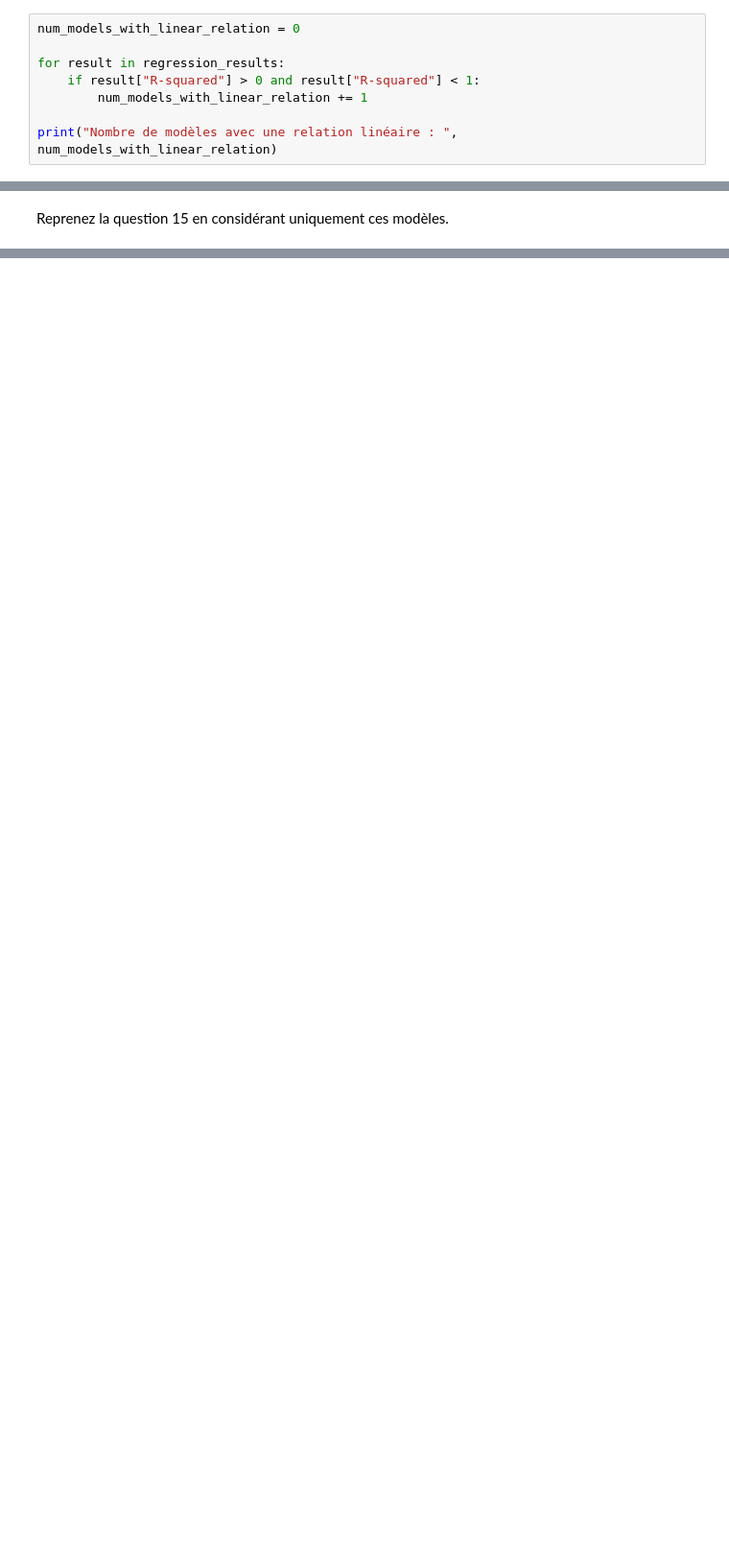
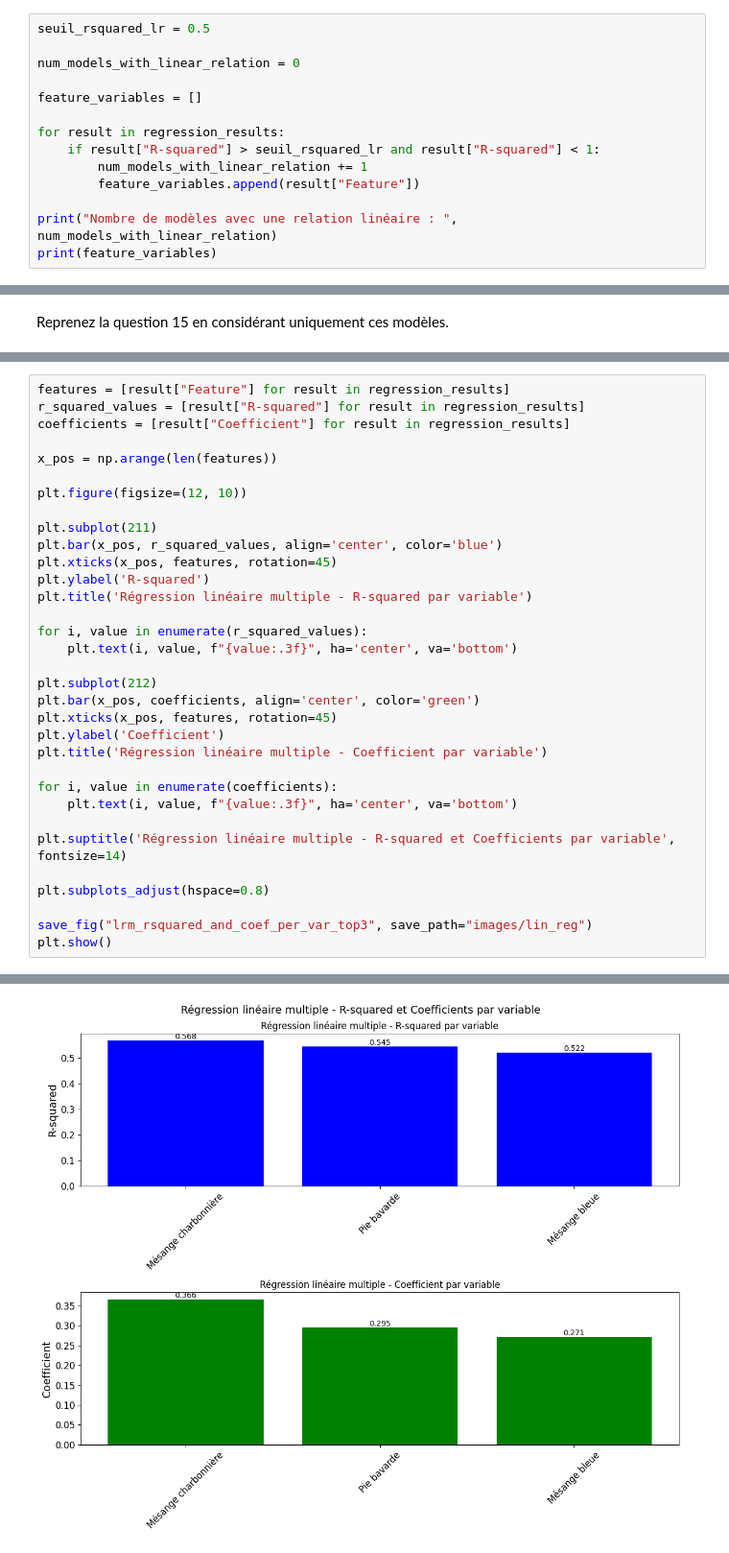
Before and after one commit to Redhoxx/DataScience_Project, a Jupyter notebook: DataScience_Project.ipynb, the cells around one changed output, grey strips where cells are left out. Shown at 96% size. Drawn from its saved outputs; the diff is of its cells as text; blank space fills up the shorter version.

```diff
--- a/DataScience_Project.ipynb
+++ b/DataScience_Project.ipynb
@@ -1234,11 +1252,17 @@ Saving figure lrm_coef_per_var
 Déterminez expérimentalement le nombre de modèles pour lesquels on observe une
 relation linéaire entre la variable cible et les autres variables sélectionnées.
 # %%
+seuil_rsquared_lr = 0.5
+
 num_models_with_linear_relation = 0
 
+feature_variables = []
+
 for result in regression_results:
-    if result["R-squared"] > 0 and result["R-squared"] < 1:
+    if result["R-squared"] > seuil_rsquared_lr and result["R-squared"] < 1:
         num_models_with_linear_relation += 1
+        feature_variables.append(result["Feature"])
 
 print("Nombre de modèles avec une relation linéaire : ", num_models_with_linear_relation)
+print(feature_variables)
 # %% [output]
@@ -1247,0 +1339,34 @@ Reprenez la question 15 en considérant uniquement ces modèles.
+# %%
+features = [result["Feature"] for result in regression_results]
+r_squared_values = [result["R-squared"] for result in regression_results]
+coefficients = [result["Coefficient"] for result in regression_results]
+
+x_pos = np.arange(len(features))
+
+plt.figure(figsize=(12, 10))
+
+plt.subplot(211)
+plt.bar(x_pos, r_squared_values, align='center', color='blue')
+plt.xticks(x_pos, features, rotation=45)
+plt.ylabel('R-squared')
+plt.title('Régression linéaire multiple - R-squared par variable')
+
+for i, value in enumerate(r_squared_values):
+    plt.text(i, value, f"{value:.3f}", ha='center', va='bottom')
+
+plt.subplot(212)
+plt.bar(x_pos, coefficients, align='center', color='green')
+plt.xticks(x_pos, features, rotation=45)
+plt.ylabel('Coefficient')
+plt.title('Régression linéaire multiple - Coefficient par variable')
+
+for i, value in enumerate(coefficients):
+    plt.text(i, value, f"{value:.3f}", ha='center', va='bottom')
+
+plt.suptitle('Régression linéaire multiple - R-squared et Coefficients par variable', fontsize=14)
+
+plt.subplots_adjust(hspace=0.8)
+
+save_fig("lrm_rsquared_and_coef_per_var_top3", save_path="images/lin_reg")
+plt.show()
+# %% [output]
@@ -1247,0 +1374 @@ Reprenez la question 15 en considérant uniquement ces modèles.
+[figure, added]
```
Also changed, not shown: parts of 9 cells of this notebook, 2 other files.
